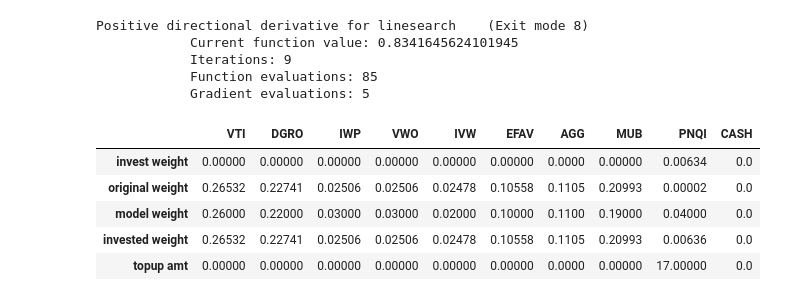
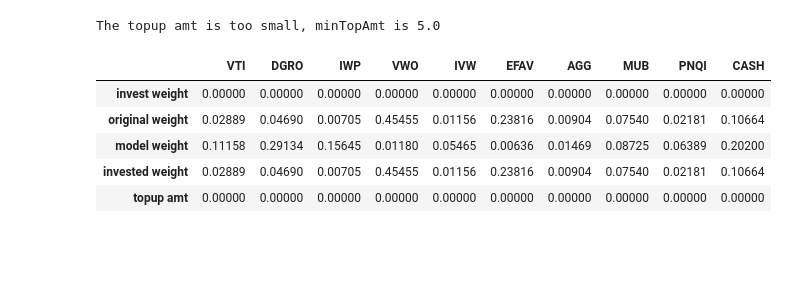
Before and after one commit to ukunliu/MODS203, a Jupyter notebook: invest.ipynb, the cells around one changed output. Saved outputs shown, nothing was run; the diff lists cells and outputs as text; code cells hidden in the pictures; blank space fills up the shorter version.

```diff
--- a/invest.ipynb
+++ b/invest.ipynb
@@ -424,7 +433,7 @@ input = {
         },
         {
           "ticker": "PNQI",
-          "weight": "0.04",
+          "weight": "0.02",
           "marketPrice": "142.05",
           "minInitialInvestmentAmt": "5",
           "minInitialInvestmentUnits": "0.00001",
@@ -438,7 +447,7 @@ input = {
         },
         {
           "ticker": "CASH",
-          "weight": "0.00",
+          "weight": "0.02",
           "marketPrice": "1",
           "minInitialInvestmentAmt": "0.01",
           "minInitialInvestmentUnits": "0.01",
@@ -454,19 +463,3 @@ input = {
     }
   ]
 }
-# %%
-details = input["goals"][0]['goalDetails']
-ptfls = input["goals"][0]['modelPortfolioDetails']
-orderAmt = float(input["goals"][0]['orderAmount'])
-
-tcs = readDetail(details)
-pfs = readPtfls(ptfls)
-tcsComp = complete(tcs, pfs)
-
-fund = np.asarray([float(i.value) for i in tcsComp])
-fund.sum()
-a = [17.73, 9.84,11.89, 11.90, 0.00, 0.54, 10.60, 0.00, 37.50, 0.00] # initial invest
-x0 = np.array(a)/(fund.sum()+100) # initial weight
-mw = np.asarray([float(i.weight)+np.finfo(np.double).tiny for i in tcsComp])
-xn = x0 / mw
-# xn.sum()
@@ -476,0 +507,20 @@ orderAmt / (np.asarray([float(i.value) for i in tcsComp]).sum() + orderAmt)
+# %%
+tcsComp2 = copy.deepcopy(tcsComp)
+fund2 = 3000
+real_weight = np.random.dirichlet(np.ones(10))
+model_weight = np.random.dirichlet(np.ones(10))
+
+for ind, val in enumerate(tcsComp2):
+  val.value = fund2 * real_weight[ind]
+  val.units = val.value / val.marketprice
+  val.weight = model_weight[ind]
+# %%
+tcsComp3 = copy.deepcopy(tcsComp)
+fund3 = 2000
+real_weight = np.random.dirichlet(np.ones(10))
+model_weight = np.random.dirichlet(np.ones(10))
+
+for ind, val in enumerate(tcsComp3):
+  val.value = fund3 * real_weight[ind]
+  val.units = val.value / val.marketprice
+  val.weight = model_weight[ind]
@@ -630,19 +886,14 @@ def obj_disj(d_cw, currWeight, modelWeight, bnds, deltaWeight):
 # %%
-dist, cw, mw, iw, investAmt, fund, status  = investOptim(tcsComp, 17)
+dist, cw, mw, iw, investAmt, fund, status  = investOptim(tcsComp2, 4)
 df = pd.DataFrame([dist, cw, mw, iw, investAmt])
 df.columns = [i.ticker for i in tcsComp]
 df.index = ['invest weight', 'original weight', 'model weight', 'invested weight', 'topup amt']
-
 df.round(5)
 # %% [output]
-Positive directional derivative for linesearch    (Exit mode 8)
-            Current function value: 0.8341645624101945
-            Iterations: 9
-            Function evaluations: 85
-            Gradient evaluations: 5
+The topup amt is too small, minTopAmt is 5.0
 |  | VTI | DGRO | IWP | VWO | IVW | EFAV | AGG | MUB | PNQI | CASH |
-| invest weight | 0.00000 | 0.00000 | 0.00000 | 0.00000 | 0.00000 | 0.00000 | 0.0000 | 0.00000 | 0.00634 | 0.0 |
-| original weight | 0.26532 | 0.22741 | 0.02506 | 0.02506 | 0.02478 | 0.10558 | 0.1105 | 0.20993 | 0.00002 | 0.0 |
-| model weight | 0.26000 | 0.22000 | 0.03000 | 0.03000 | 0.02000 | 0.10000 | 0.1100 | 0.19000 | 0.04000 | 0.0 |
-| invested weight | 0.26532 | 0.22741 | 0.02506 | 0.02506 | 0.02478 | 0.10558 | 0.1105 | 0.20993 | 0.00636 | 0.0 |
-| topup amt | 0.00000 | 0.00000 | 0.00000 | 0.00000 | 0.00000 | 0.00000 | 0.0000 | 0.00000 | 17.00000 | 0.0 |
+| invest weight | 0.00000 | 0.00000 | 0.00000 | 0.00000 | 0.00000 | 0.00000 | 0.00000 | 0.00000 | 0.00000 | 0.00000 |
+| original weight | 0.02889 | 0.04690 | 0.00705 | 0.45455 | 0.01156 | 0.23816 | 0.00904 | 0.07540 | 0.02181 | 0.10664 |
+| model weight | 0.11158 | 0.29134 | 0.15645 | 0.01180 | 0.05465 | 0.00636 | 0.01469 | 0.08725 | 0.06389 | 0.20200 |
+| invested weight | 0.02889 | 0.04690 | 0.00705 | 0.45455 | 0.01156 | 0.23816 | 0.00904 | 0.07540 | 0.02181 | 0.10664 |
+| topup amt | 0.00000 | 0.00000 | 0.00000 | 0.00000 | 0.00000 | 0.00000 | 0.00000 | 0.00000 | 0.00000 | 0.00000 |
```
Also changed, not shown: parts of 50 cells of this notebook.
